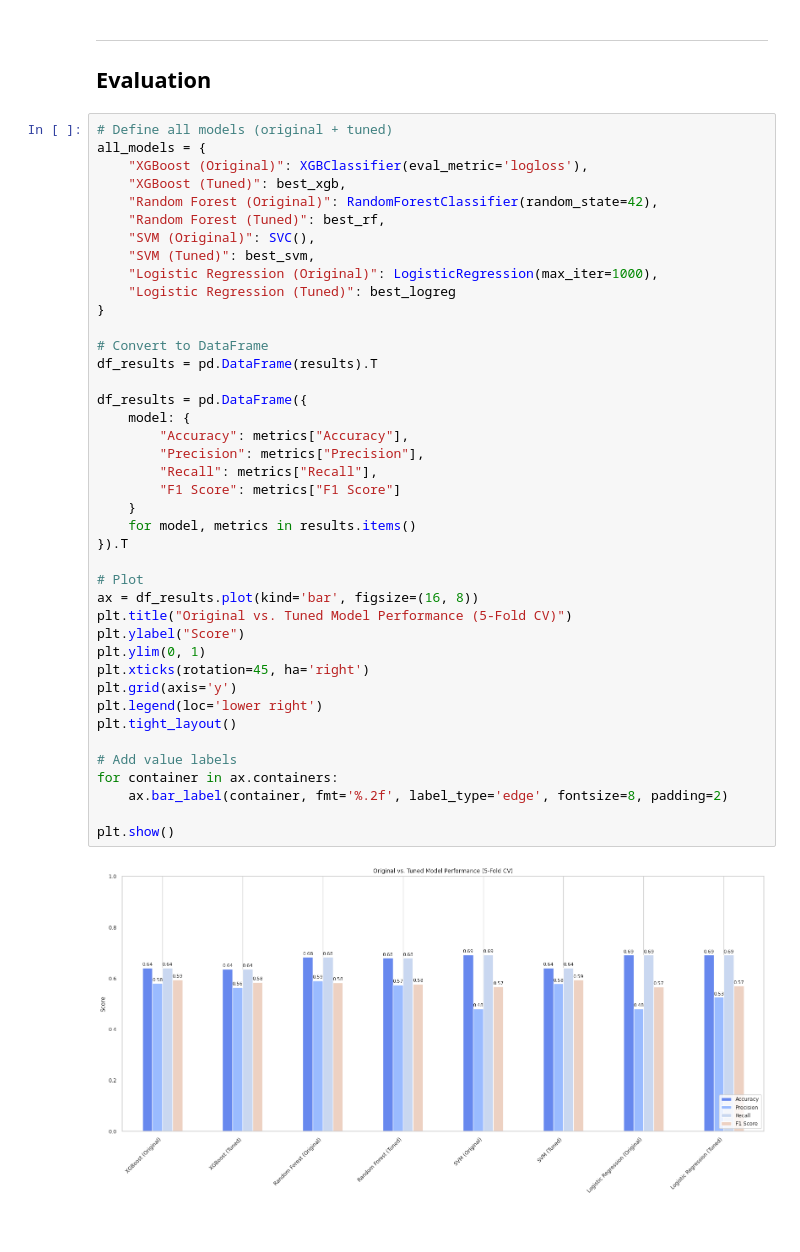
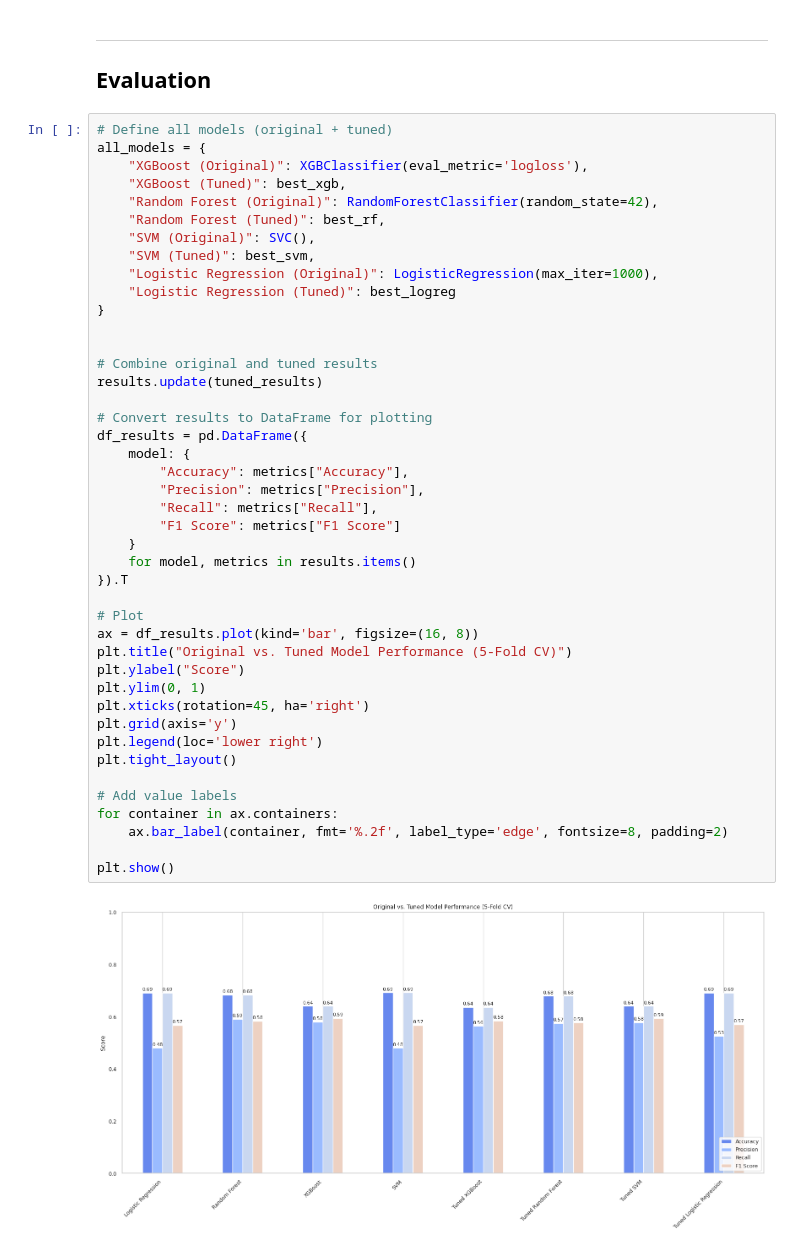
Before and after one commit to gareytwin1/gas-turbine-fault-detection, a Jupyter notebook: gas_turbine_fault_detection.ipynb, the cells around one changed output. Saved outputs shown, nothing was run; the diff lists cells and outputs as text.

```diff
--- a/gas_turbine_fault_detection.ipynb
+++ b/gas_turbine_fault_detection.ipynb
@@ -1170,34 +1172,36 @@ all_models = {
     "Logistic Regression (Tuned)": best_logreg
 }
 
-# Convert to DataFrame
-df_results = pd.DataFrame(results).T
 
+# Combine original and tuned results
+results.update(tuned_results)
+
+# Convert results to DataFrame for plotting
 df_results = pd.DataFrame({
     model: {
         "Accuracy": metrics["Accuracy"],
         "Precision": metrics["Precision"],
         "Recall": metrics["Recall"],
         "F1 Score": metrics["F1 Score"]
     }
     for model, metrics in results.items()
 }).T
 
 # Plot
 ax = df_results.plot(kind='bar', figsize=(16, 8))
 plt.title("Original vs. Tuned Model Performance (5-Fold CV)")
 plt.ylabel("Score")
 plt.ylim(0, 1)
 plt.xticks(rotation=45, ha='right')
 plt.grid(axis='y')
 plt.legend(loc='lower right')
 plt.tight_layout()
 
 # Add value labels
 for container in ax.containers:
     ax.bar_label(container, fmt='%.2f', label_type='edge', fontsize=8, padding=2)
 
 plt.show()
 # %% [output]
-[figure, old version]
+[figure, new version]
 # %% [markdown]
```
Also changed, not shown: parts of 10 cells of this notebook.
